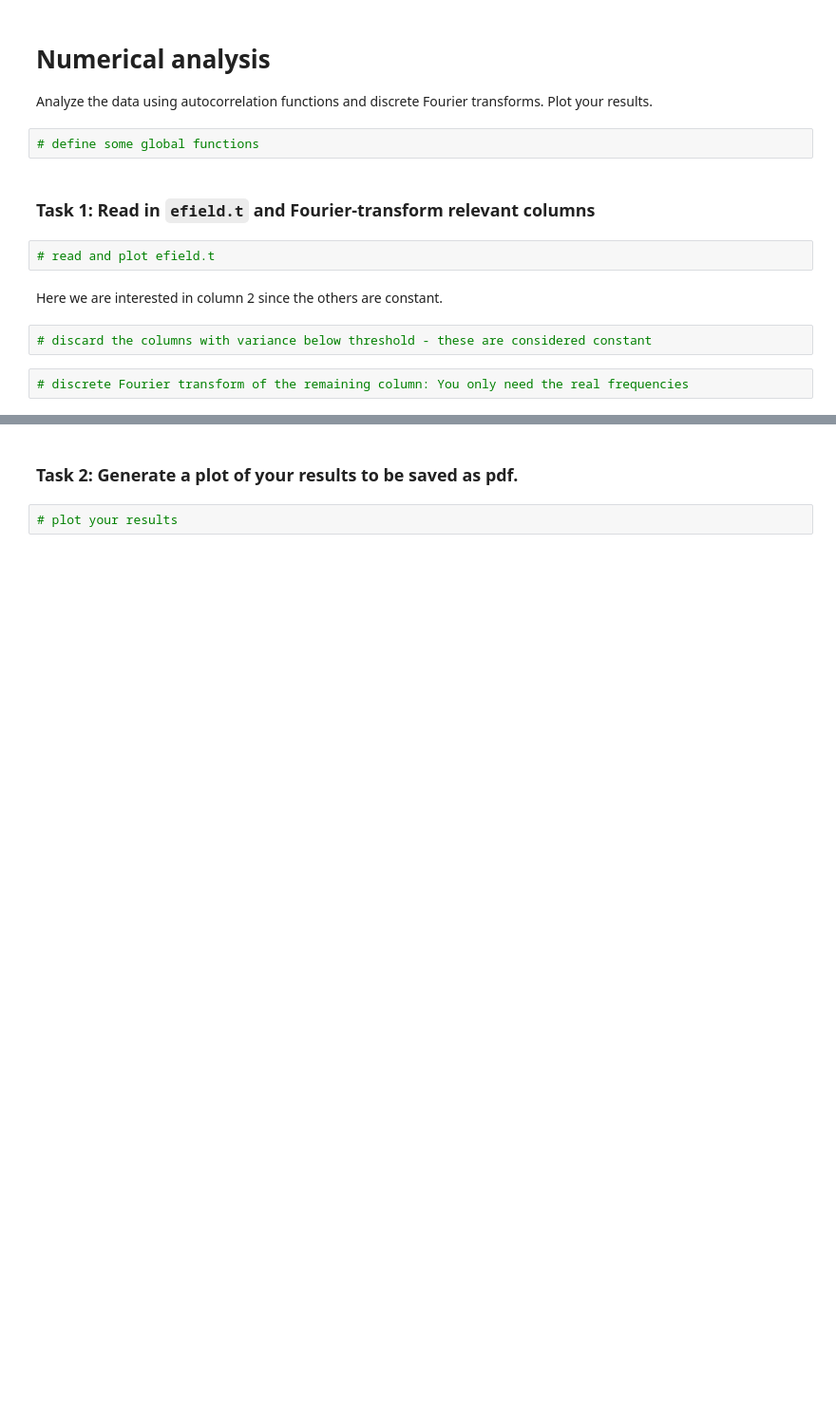
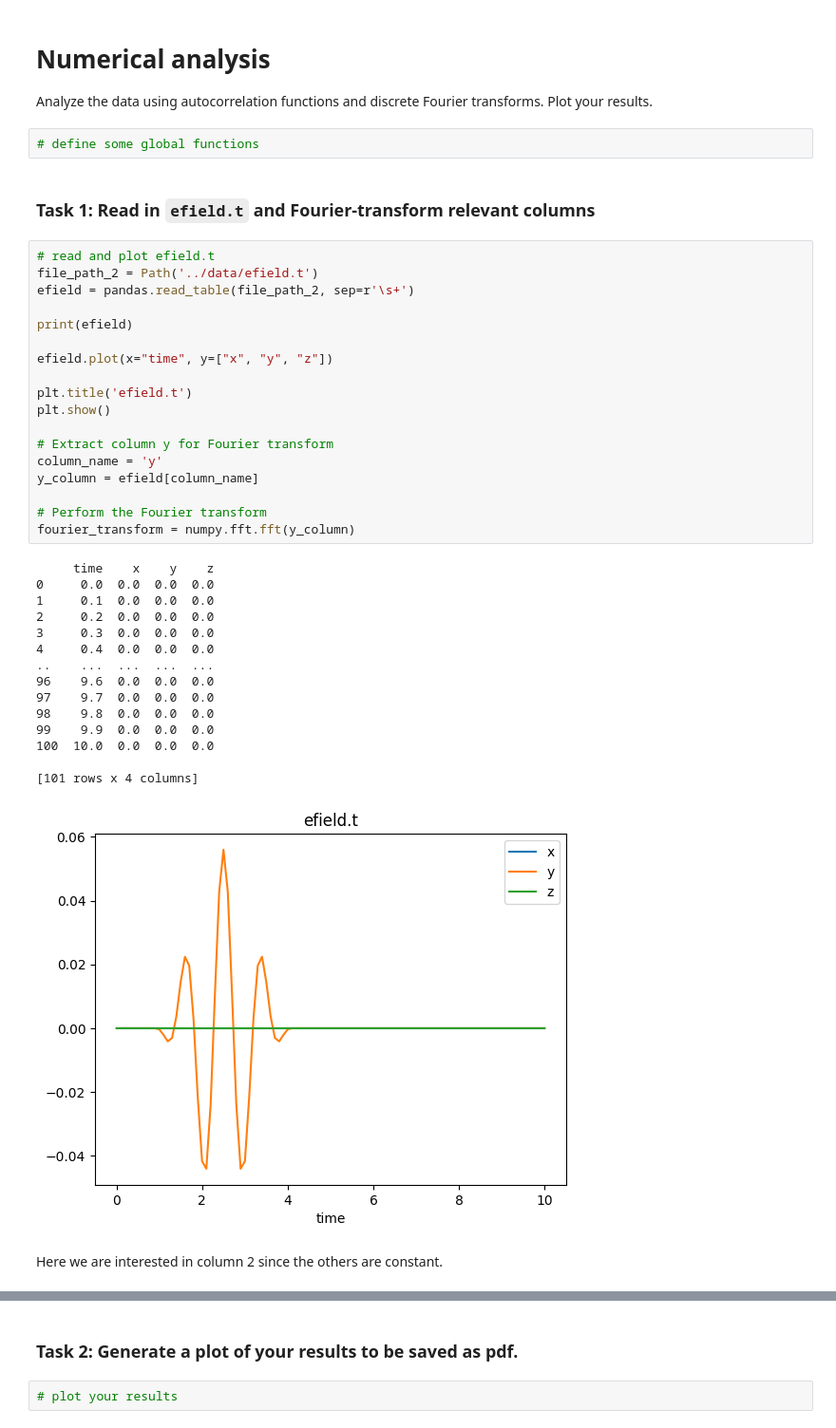
Before and after one commit to kirstengoebel/ssc_course24, a Jupyter notebook: notebooks/notebook_unit1.ipynb, the cells around one changed output, grey strips where cells are left out. Shown: that part at 95% size. Cells and saved outputs as stored; diff of their text form; blank space fills up the shorter version.

```diff
--- a/notebooks/notebook_unit1.ipynb
+++ b/notebooks/notebook_unit1.ipynb
@@ -219,11 +193,39 @@ Analyze the data using autocorrelation functions and discrete Fourier transforms
 # define some global functions
 # %% [markdown]
 ### Task 1: Read in `efield.t` and Fourier-transform relevant columns
-# %%
-# read and plot efield.t
+# %%
+# read and plot efield.t
+file_path_2 = Path('../data/efield.t')
+efield = pandas.read_table(file_path_2, sep=r'\s+')
+
+print(efield)
+
+efield.plot(x="time", y=["x", "y", "z"])
+
+plt.title('efield.t')
+plt.show()
+
+# Extract column y for Fourier transform
+column_name = 'y'
+y_column = efield[column_name]
+
+# Perform the Fourier transform
+fourier_transform = numpy.fft.fft(y_column)
+# %% [output]
+     time    x    y    z
+0     0.0  0.0  0.0  0.0
+1     0.1  0.0  0.0  0.0
+2     0.2  0.0  0.0  0.0
+3     0.3  0.0  0.0  0.0
+4     0.4  0.0  0.0  0.0
+..    ...  ...  ...  ...
+96    9.6  0.0  0.0  0.0
+97    9.7  0.0  0.0  0.0
+98    9.8  0.0  0.0  0.0
+99    9.9  0.0  0.0  0.0
+100  10.0  0.0  0.0  0.0
+
+[101 rows x 4 columns]
+[figure, added]
 # %% [markdown]
 Here we are interested in column 2 since the others are constant.
-# %%
-# discard the columns with variance below threshold - these are considered constant
-# %%
-# discrete Fourier transform of the remaining column: You only need the real frequencies
```
Also changed, not shown: parts of 26 cells of this notebook.
